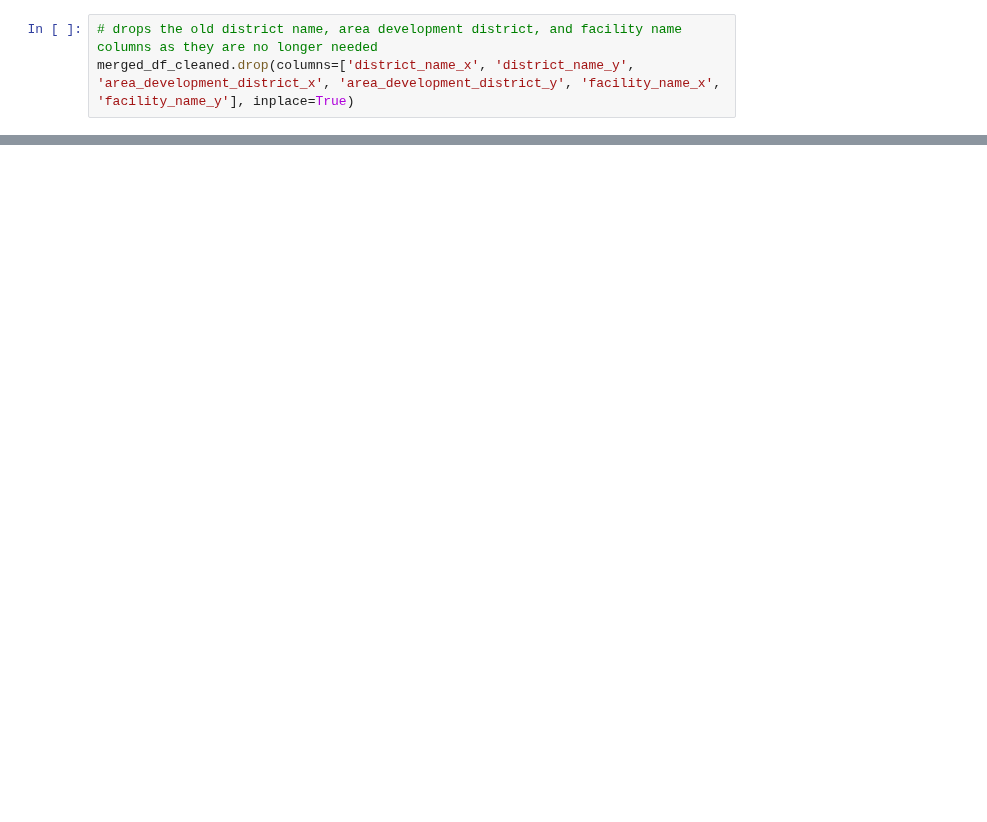
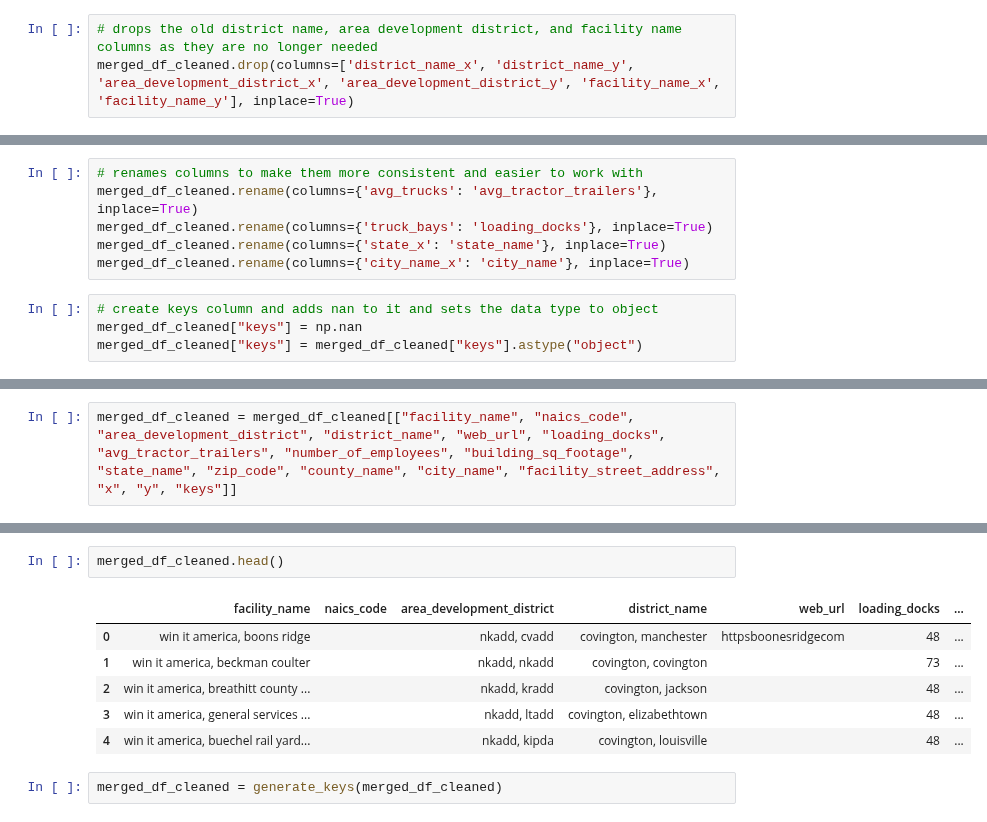
Before and after one commit to Mikes-Design/ky_traffic_analytics, a Jupyter notebook: worked_data/work.ipynb, the cells around one changed output, grey strips where cells are left out. Drawn from its saved outputs; the diff is of its cells as text; blank space fills up the shorter version.

```diff
--- a/worked_data/work.ipynb
+++ b/worked_data/work.ipynb
@@ -959 +989,11 @@ def generate_keys(df):
     return df
+# %%
+# renames columns to make them more consistent and easier to work with
+merged_df_cleaned.rename(columns={'avg_trucks': 'avg_tractor_trailers'}, inplace=True)
+merged_df_cleaned.rename(columns={'truck_bays': 'loading_docks'}, inplace=True)
+merged_df_cleaned.rename(columns={'state_x': 'state_name'}, inplace=True)
+merged_df_cleaned.rename(columns={'city_name_x': 'city_name'}, inplace=True)
+# %%
+# create keys column and adds nan to it and sets the data type to object
+merged_df_cleaned["keys"] = np.nan
+merged_df_cleaned["keys"] = merged_df_cleaned["keys"].astype("object")
@@ -959,0 +1009,2 @@ def generate_keys(df):
+# %%
+merged_df_cleaned = merged_df_cleaned[["facility_name", "naics_code", "area_development_district", "district_name", "web_url", "loading_docks", "avg_tractor_trailers", "number_of_employees", "building_sq_footage", "state_name", "zip_code", "county_name", "city_name", "facility_street_address", "x", "y", "keys"]]
@@ -959,0 +1020,11 @@ def generate_keys(df):
+# %%
+merged_df_cleaned.head()
+# %% [output]
+|  | facility_name | naics_code | area_development_district | district_name | web_url | loading_docks | ... |
+| 0 | win it america, boons ridge |  | nkadd, cvadd | covington, manchester | httpsboonesridgecom | 48 | ... |
+| 1 | win it america, beckman coulter |  | nkadd, nkadd | covington, covington |  | 73 | ... |
+| 2 | win it america, breathitt county ... |  | nkadd, kradd | covington, jackson |  | 48 | ... |
+| 3 | win it america, general services ... |  | nkadd, ltadd | covington, elizabethtown |  | 48 | ... |
+| 4 | win it america, buechel rail yard... |  | nkadd, kipda | covington, louisville |  | 48 | ... |
+# %%
+merged_df_cleaned = generate_keys(merged_df_cleaned)
```
Also changed, not shown: parts of 27 cells of this notebook.
